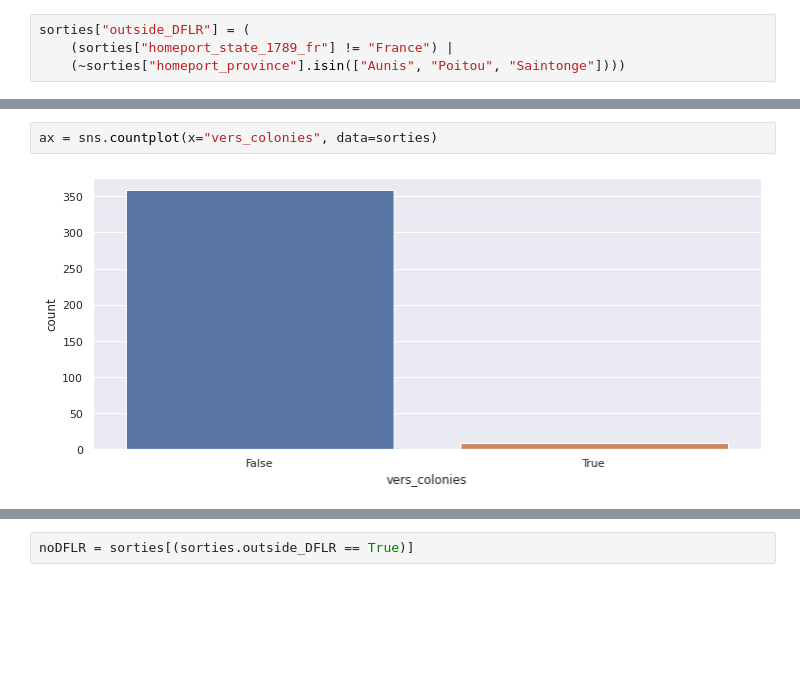
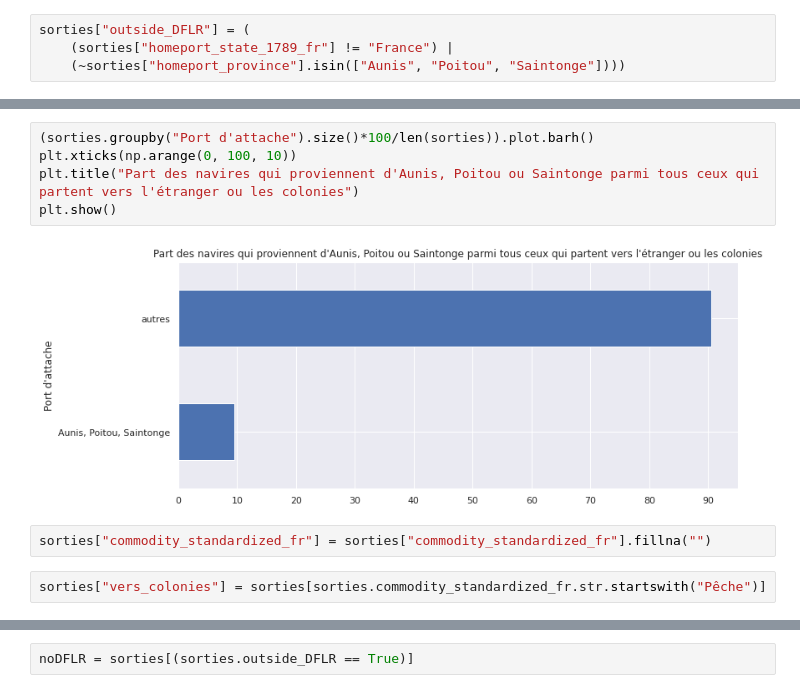
Before and after one commit to medialab/portic-datasprint-2021, a Jupyter notebook: productions/equipe_1/port_attache/sorties_vers_etranger_et_colonies.ipynb, the cells around one changed output, grey strips where cells are left out. Drawn from its saved outputs; the diff is of its cells as text; blank space fills up the shorter version.

```diff
--- a/productions/equipe_1/port_attache/sorties_vers_etranger_et_colonies.ipynb
+++ b/productions/equipe_1/port_attache/sorties_vers_etranger_et_colonies.ipynb
@@ -181,4 +153,11 @@ sorties[sorties.vers_colonies == True][["port_depart", "outdate_fixed", "port_de
-# %%
-ax = sns.countplot(x="vers_colonies", data=sorties)
-# %% [output]
-[figure, removed]
+# %%
+(sorties.groupby("Port d'attache").size()*100/len(sorties)).plot.barh()
+plt.xticks(np.arange(0, 100, 10))
+plt.title("Part des navires qui proviennent d'Aunis, Poitou ou Saintonge parmi tous ceux qui partent vers l'étranger ou les colonies")
+plt.show()
+# %% [output]
+[figure, added]
+# %%
+sorties["commodity_standardized_fr"] = sorties["commodity_standardized_fr"].fillna("")
+# %%
+sorties["vers_colonies"] = sorties[sorties.commodity_standardized_fr.str.startswith("Pêche")]
```
Also changed, not shown: parts of 33 cells of this notebook.
